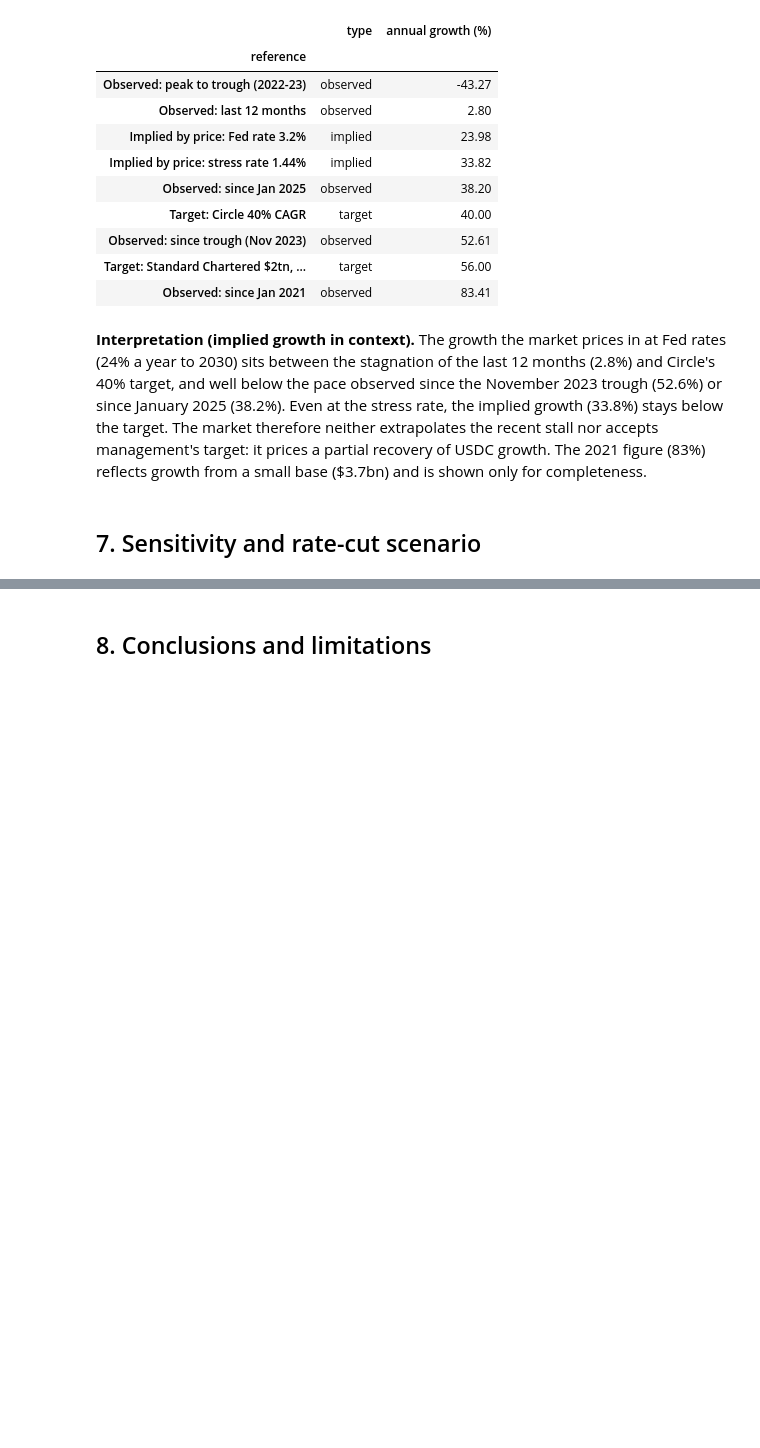
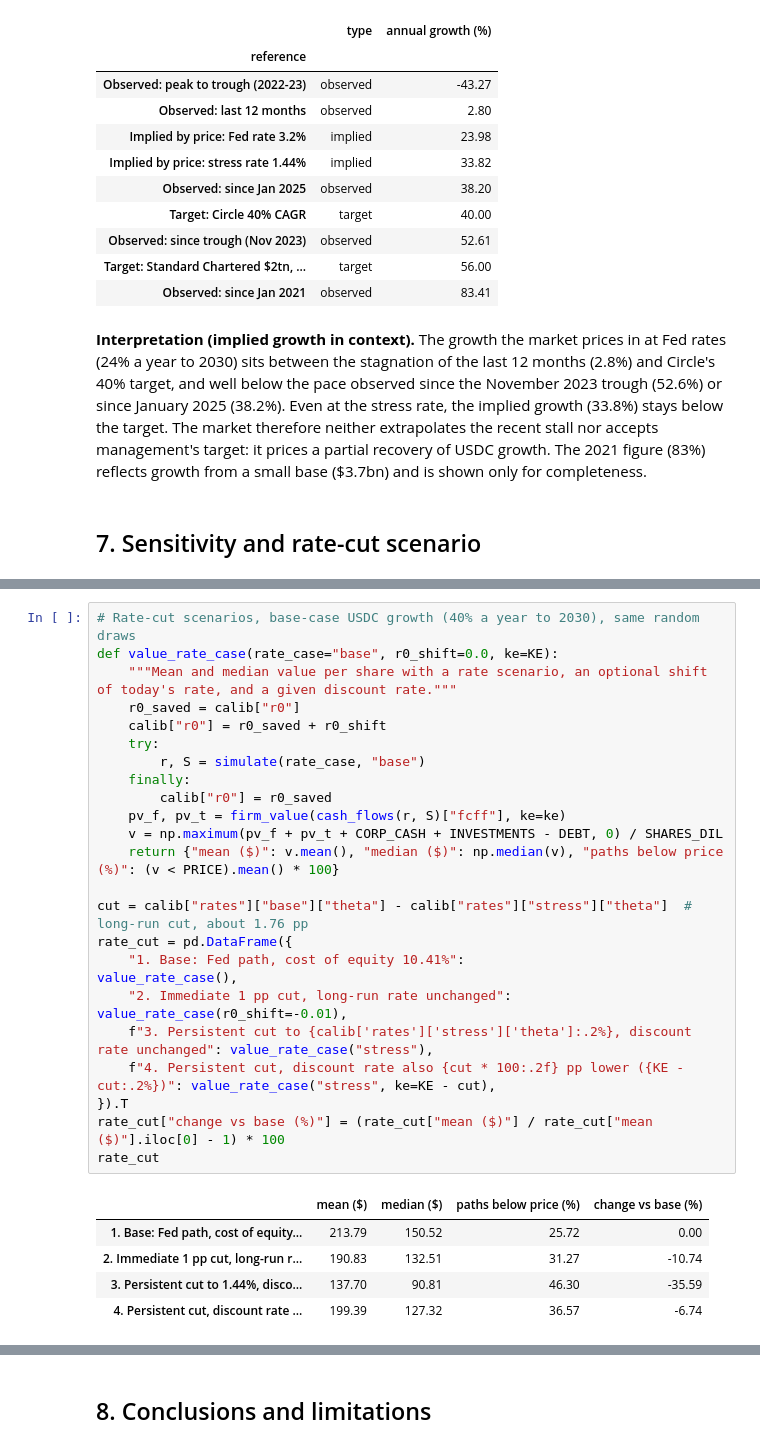
Before and after one commit to ChristopheAbelem/circle-valuation, a Jupyter notebook: notebooks/circle_valuation.ipynb, the cells around one changed output, grey strips where cells are left out. Cells and saved outputs as stored; diff of their text form; blank space fills up the shorter version.

```diff
--- a/notebooks/circle_valuation.ipynb
+++ b/notebooks/circle_valuation.ipynb
@@ -1083,0 +1175,29 @@ context
+# %%
+# Rate-cut scenarios, base-case USDC growth (40% a year to 2030), same random draws
+def value_rate_case(rate_case="base", r0_shift=0.0, ke=KE):
+    """Mean and median value per share with a rate scenario, an optional shift of today's rate, and a given discount rate."""
+    r0_saved = calib["r0"]
+    calib["r0"] = r0_saved + r0_shift
+    try:
+        r, S = simulate(rate_case, "base")
+    finally:
+        calib["r0"] = r0_saved
+    pv_f, pv_t = firm_value(cash_flows(r, S)["fcff"], ke=ke)
+    v = np.maximum(pv_f + pv_t + CORP_CASH + INVESTMENTS - DEBT, 0) / SHARES_DIL
+    return {"mean ($)": v.mean(), "median ($)": np.median(v), "paths below price (%)": (v < PRICE).mean() * 100}
+
+cut = calib["rates"]["base"]["theta"] - calib["rates"]["stress"]["theta"]  # long-run cut, about 1.76 pp
+rate_cut = pd.DataFrame({
+    "1. Base: Fed path, cost of equity 10.41%":                value_rate_case(),
+    "2. Immediate 1 pp cut, long-run rate unchanged":          value_rate_case(r0_shift=-0.01),
+    f"3. Persistent cut to {calib['rates']['stress']['theta']:.2%}, discount rate unchanged": value_rate_case("stress"),
+    f"4. Persistent cut, discount rate also {cut * 100:.2f} pp lower ({KE - cut:.2%})": value_rate_case("stress", ke=KE - cut),
+}).T
+rate_cut["change vs base (%)"] = (rate_cut["mean ($)"] / rate_cut["mean ($)"].iloc[0] - 1) * 100
+rate_cut
+# %% [output]
+|  | mean ($) | median ($) | paths below price (%) | change vs base (%) |
+| 1. Base: Fed path, cost of equity... | 213.79 | 150.52 | 25.72 | 0.00 |
+| 2. Immediate 1 pp cut, long-run r... | 190.83 | 132.51 | 31.27 | -10.74 |
+| 3. Persistent cut to 1.44%, disco... | 137.70 | 90.81 | 46.30 | -35.59 |
+| 4. Persistent cut, discount rate ... | 199.39 | 127.32 | 36.57 | -6.74 |
```
Also changed, not shown: parts of 10 cells of this notebook.
